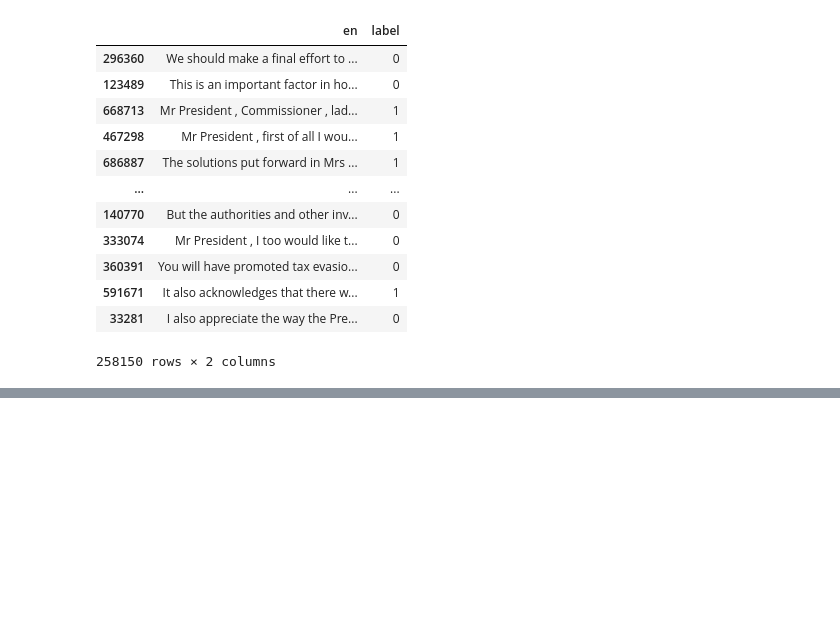
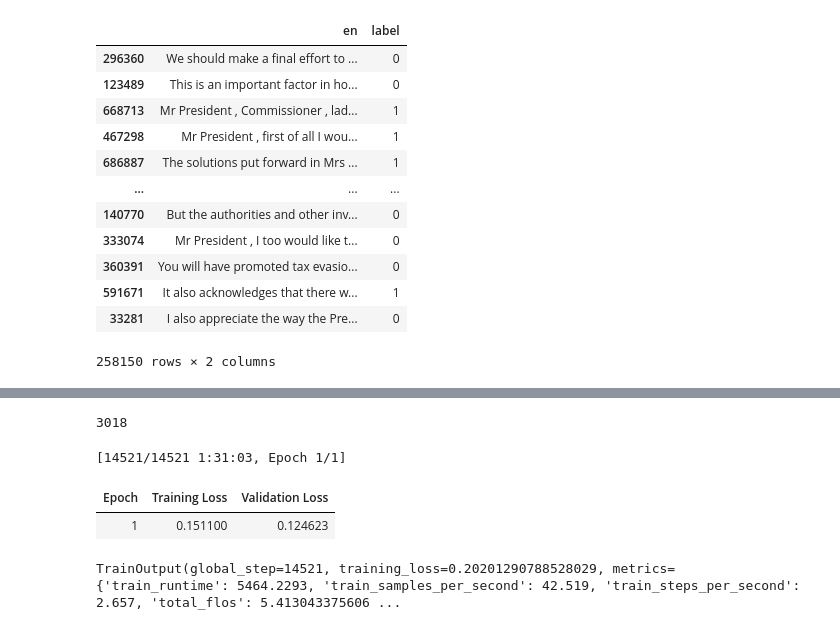
Before and after one commit to fc63/gender-classification, a Jupyter notebook: gc.ipynb, the cells around one changed output, grey strips where cells are left out. Drawn from its saved outputs; the diff is of its cells as text; code cells hidden in the pictures; blank space fills up the shorter version.

Commit message:
fine-tuning

```diff
--- a/gc.ipynb
+++ b/gc.ipynb
@@ -266,0 +276,80 @@ df_misclassified
+# %%
+torch.cuda.empty_cache()
+gc.collect()
+# %% [output]
+3018
+# %%
+model = AutoModelForSequenceClassification.from_pretrained("./gc")
+tokenizer = AutoTokenizer.from_pretrained("./gc")
+df_misclassified = pd.read_csv("misclassified_dataset.csv")
+
+class FineTuneDataset(Dataset):
+    def __init__(self, texts, labels, tokenizer, max_len=128):
+        self.texts = texts
+        self.labels = labels
+        self.tokenizer = tokenizer
+        self.max_len = max_len
+
+    def __len__(self):
+        return len(self.texts)
+
+    def __getitem__(self, idx):
+        text = self.texts.iloc[idx]
+        label = self.labels.iloc[idx]
+
+        encoding = self.tokenizer(
+            text,
+            truncation=True,
+            padding="max_length",
+            max_length=self.max_len,
+            return_tensors="pt",
+        )
+
+        return {
+            "input_ids": encoding["input_ids"].squeeze(0),
+            "attention_mask": encoding["attention_mask"].squeeze(0),
+            "labels": torch.tensor(label, dtype=torch.long),
+        }
+
+
+X_finetune = df_misclassified['en']
+y_finetune = df_misclassified['label']
+
+X_finetune_train, X_finetune_test, y_finetune_train, y_finetune_test = train_test_split(
+    X_finetune, y_finetune, test_size=0.1, random_state=63
+)
+
+train_dataset = FineTuneDataset(X_finetune_train, y_finetune_train, tokenizer)
+test_dataset = FineTuneDataset(X_finetune_test, y_finetune_test, tokenizer)
+
+
+training_args = TrainingArguments(
+    output_dir="./gc_ft1",
+    evaluation_strategy="epoch",
+    save_strategy="epoch",
+    learning_rate=3e-6,
+    num_train_epochs=1,
+    per_device_train_batch_size=16,
+    per_device_eval_batch_size=16,
+    weight_decay=0.01,
+    logging_dir="./fine_tune_logs",
+    logging_steps=10,
+    load_best_model_at_end=True,
+    save_total_limit=2,
+    report_to="none"
+)
+
+trainer = Trainer(
+    model=model,
+    args=training_args,
+    train_dataset=train_dataset,
+    eval_dataset=test_dataset,
+    tokenizer=tokenizer,
+)
+
+trainer.train()
+# %% [output]
+[14521/14521 1:31:03, Epoch 1/1]
+| Epoch | Training Loss | Validation Loss |
+| 1 | 0.151100 | 0.124623 |
+TrainOutput(global_step=14521, training_loss=0.20201290788528029, metrics={'train_runtime': 5464.2293, 'train_samples_per_second': 42.519, 'train_steps_per_second': 2.657, 'total_flos': 5.413043375606 ...
```
Also changed, not shown: parts of 2 cells of this notebook.
